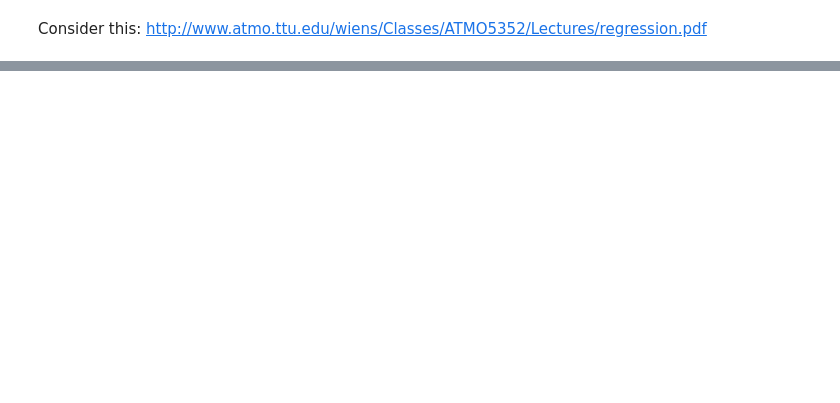
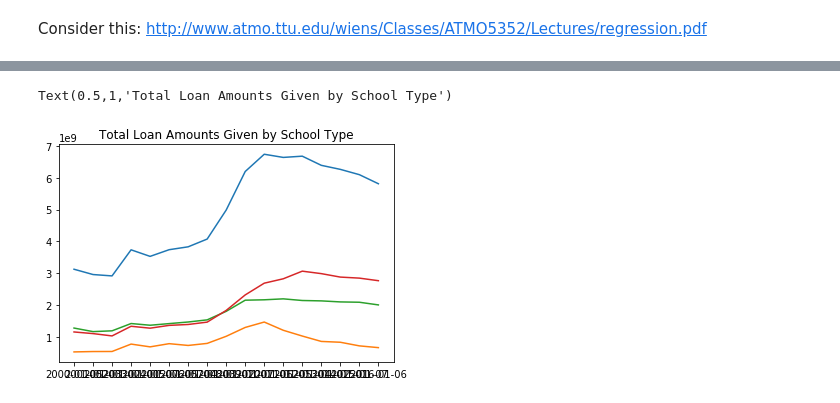
Before and after one commit to cyu1221/CS506, a Jupyter notebook: initial_exploritory_visualizations/fourier_transform/FFT.ipynb, the cells around one changed output, grey strips where cells are left out. Saved outputs shown, nothing was run; the diff lists cells and outputs as text; code cells hidden in the pictures; blank space fills up the shorter version.

```diff
--- a/initial_exploritory_visualizations/fourier_transform/FFT.ipynb
+++ b/initial_exploritory_visualizations/fourier_transform/FFT.ipynb
@@ -62,0 +255,7 @@ Consider this: http://www.atmo.ttu.edu/wiens/Classes/ATMO5352/Lectures/regressio
+# %%
+
+plt.plot(total_loans)
+plt.title("Total Loan Amounts Given by School Type")
+# %% [output]
+Text(0.5,1,'Total Loan Amounts Given by School Type')
+[figure, added]
```
Also changed, not shown: parts of 26 cells of this notebook, 8 other files.
